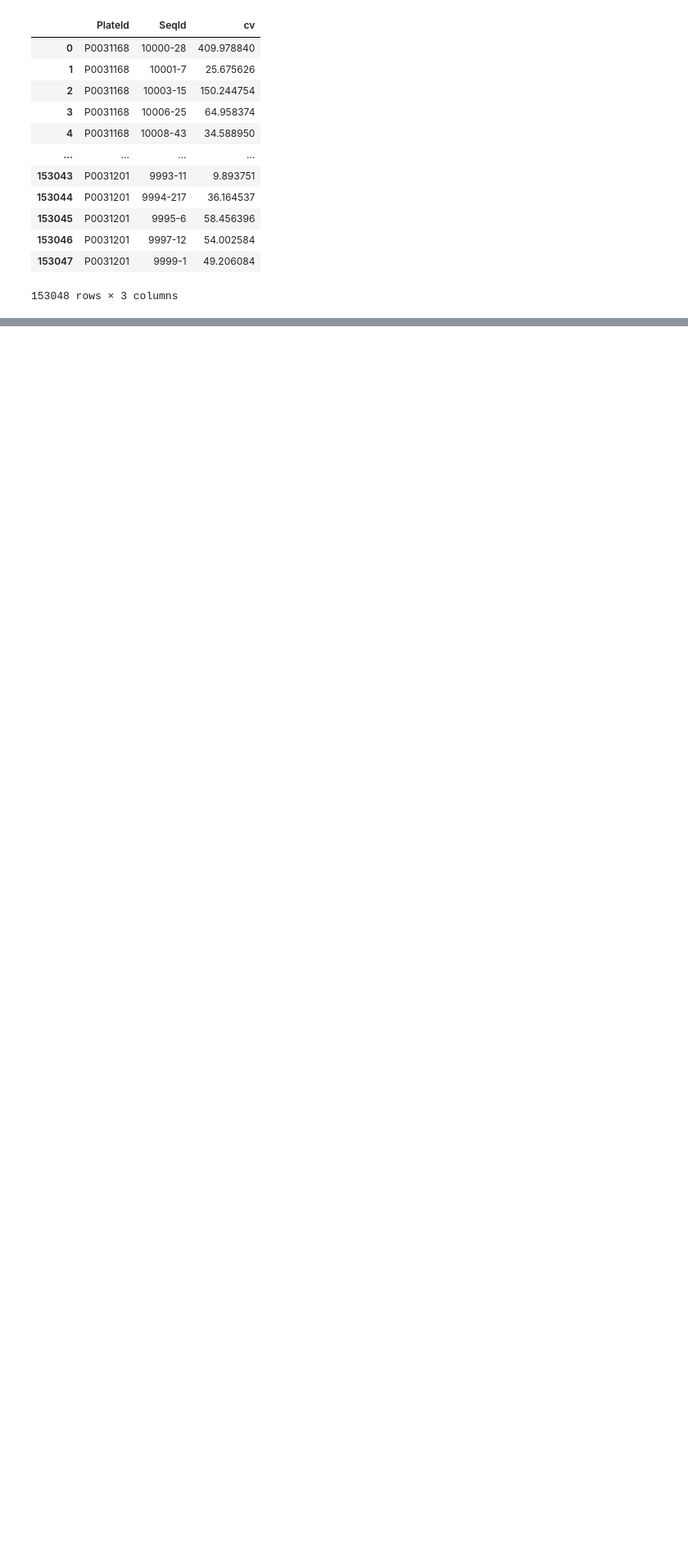
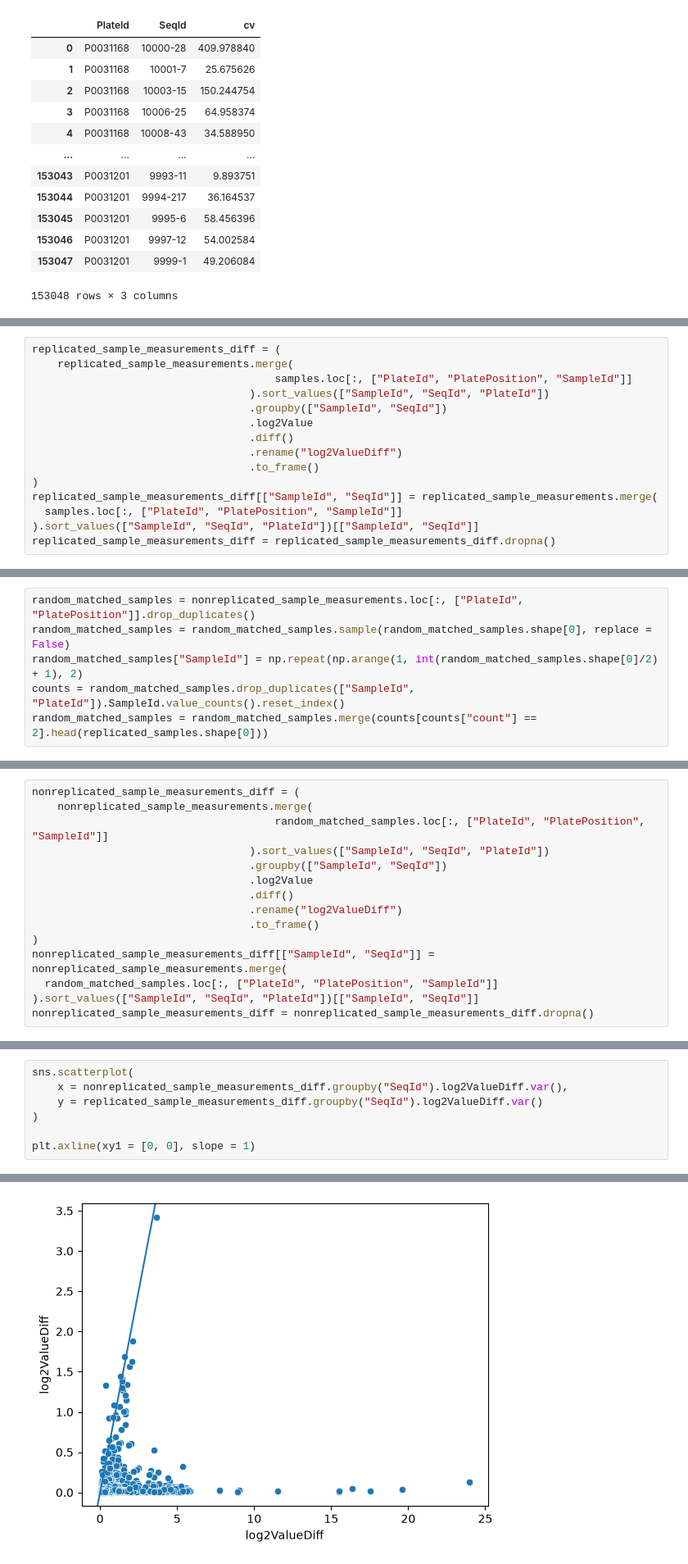
Before and after one commit to AnthonyOfSeattle/affinity-proteomics-notebook, a Jupyter notebook: work/2026_09_09_investigating_candia_dispersion.ipynb, the cells around one changed output, grey strips where cells are left out. Shown at 82% size. Saved outputs shown, nothing was run; the diff lists cells and outputs as text; blank space fills up the shorter version.

```diff
--- a/work/2026_09_09_investigating_candia_dispersion.ipynb
+++ b/work/2026_09_09_investigating_candia_dispersion.ipynb
@@ -235,0 +242,15 @@ plt.show()
+# %%
+replicated_sample_measurements_diff = (
+    replicated_sample_measurements.merge(
+                                      samples.loc[:, ["PlateId", "PlatePosition", "SampleId"]]
+                                  ).sort_values(["SampleId", "SeqId", "PlateId"])
+                                  .groupby(["SampleId", "SeqId"])
+                                  .log2Value
+                                  .diff()
+                                  .rename("log2ValueDiff")
+                                  .to_frame()
+)
+replicated_sample_measurements_diff[["SampleId", "SeqId"]] = replicated_sample_measurements.merge(
+  samples.loc[:, ["PlateId", "PlatePosition", "SampleId"]]
+).sort_values(["SampleId", "SeqId", "PlateId"])[["SampleId", "SeqId"]]
+replicated_sample_measurements_diff = replicated_sample_measurements_diff.dropna()
@@ -235,0 +273,6 @@ plt.show()
+# %%
+random_matched_samples = nonreplicated_sample_measurements.loc[:, ["PlateId", "PlatePosition"]].drop_duplicates()
+random_matched_samples = random_matched_samples.sample(random_matched_samples.shape[0], replace = False)
+random_matched_samples["SampleId"] = np.repeat(np.arange(1, int(random_matched_samples.shape[0]/2) + 1), 2)
+counts = random_matched_samples.drop_duplicates(["SampleId", "PlateId"]).SampleId.value_counts().reset_index()
+random_matched_samples = random_matched_samples.merge(counts[counts["count"] == 2].head(replicated_samples.shape[0]))
@@ -235,0 +311,15 @@ plt.show()
+# %%
+nonreplicated_sample_measurements_diff = (
+    nonreplicated_sample_measurements.merge(
+                                      random_matched_samples.loc[:, ["PlateId", "PlatePosition", "SampleId"]]
+                                  ).sort_values(["SampleId", "SeqId", "PlateId"])
+                                  .groupby(["SampleId", "SeqId"])
+                                  .log2Value
+                                  .diff()
+                                  .rename("log2ValueDiff")
+                                  .to_frame()
+)
+nonreplicated_sample_measurements_diff[["SampleId", "SeqId"]] = nonreplicated_sample_measurements.merge(
+  random_matched_samples.loc[:, ["PlateId", "PlatePosition", "SampleId"]]
+).sort_values(["SampleId", "SeqId", "PlateId"])[["SampleId", "SeqId"]]
+nonreplicated_sample_measurements_diff = nonreplicated_sample_measurements_diff.dropna()
@@ -235,0 +358,8 @@ plt.show()
+# %%
+sns.scatterplot(
+    x = nonreplicated_sample_measurements_diff.groupby("SeqId").log2ValueDiff.var(),
+    y = replicated_sample_measurements_diff.groupby("SeqId").log2ValueDiff.var()
+)
+
+plt.axline(xy1 = [0, 0], slope = 1)
+# %% [output]
@@ -235,0 +367 @@ plt.show()
+[figure, added]
```
Also changed, not shown: parts of 13 cells of this notebook.
